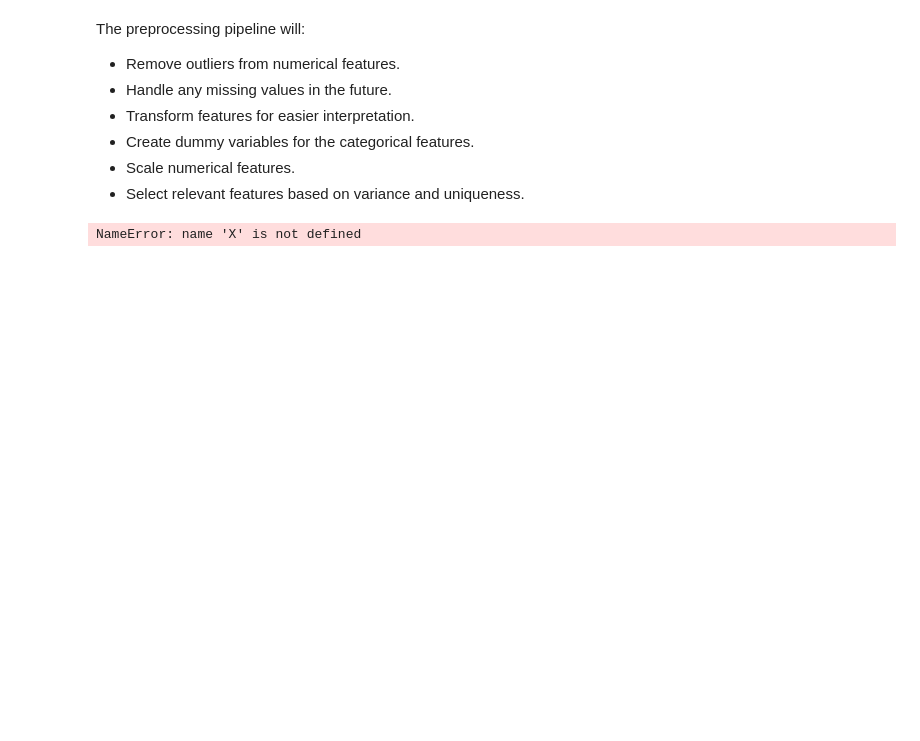
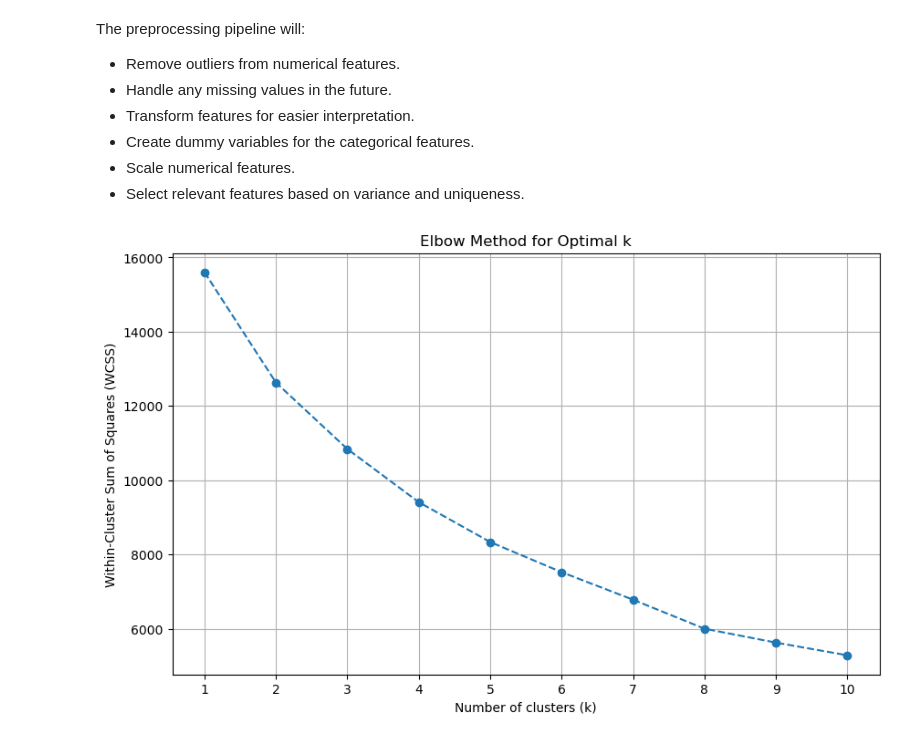
Before and after one commit to CassandraMaldonado/ML_customer_clustering, a Jupyter notebook: Customer_Retail.ipynb, the cells around one changed output. Drawn from its saved outputs; the diff is of its cells as text; code cells hidden in the pictures; blank space fills up the shorter version.

```diff
--- a/Customer_Retail.ipynb
+++ b/Customer_Retail.ipynb
@@ -299,25 +305,29 @@ models = {
 
 # Initialize results dictionary
 results = {}
-# %%
-# Define the number of splits for cross-validation
-n_splits = 5
-
-# Perform N-fold cross-validation for each model (excluding unsupervised models from scoring)
-kf = KFold(n_splits=n_splits, shuffle=True, random_state=42)
-
-for name, model in models.items():
-    if name in ["KMeans (Unsupervised)", "PCA (Dimensionality Reduction)"]:
-        model.fit(X)  # Fit unsupervised models directly
-        explained_variance = model.explained_variance_ratio_ if name == "PCA (Dimensionality Reduction)" else None
-        results[name] = {"Explained Variance": explained_variance}
-    else:
-        scores = cross_val_score(model, X, y, cv=kf, scoring='r2')  # R-squared as performance measure
-        results[name] = {
-            "Mean R2 Score": np.mean(scores),
-            "Std Dev R2 Score": np.std(scores)
-        }
-
-print(results)
-# %% [output]
-NameError: name 'X' is not defined
+# %%
+from sklearn.cluster import KMeans
+from sklearn.preprocessing import StandardScaler
+
+# Standardize the numerical features
+scaler = StandardScaler()
+df_scaled = scaler.fit_transform(df.select_dtypes(include=np.number))
+
+# Calculate the within-cluster sum of squares (WCSS) for different values of k
+wcss = []
+for i in range(1, 11):
+    kmeans = KMeans(n_clusters=i, random_state=42)
+    kmeans.fit(df_scaled)
+    wcss.append(kmeans.inertia_)
+
+# Plot the elbow graph
+plt.figure(figsize=(10, 6))
+plt.plot(range(1, 11), wcss, marker='o', linestyle='--')
+plt.title('Elbow Method for Optimal k')
+plt.xlabel('Number of clusters (k)')
+plt.ylabel('Within-Cluster Sum of Squares (WCSS)')
+plt.xticks(range(1, 11))
+plt.grid(True)
+plt.show()
+# %% [output]
+[figure, added]
```
Also changed, not shown: parts of 13 cells of this notebook.
